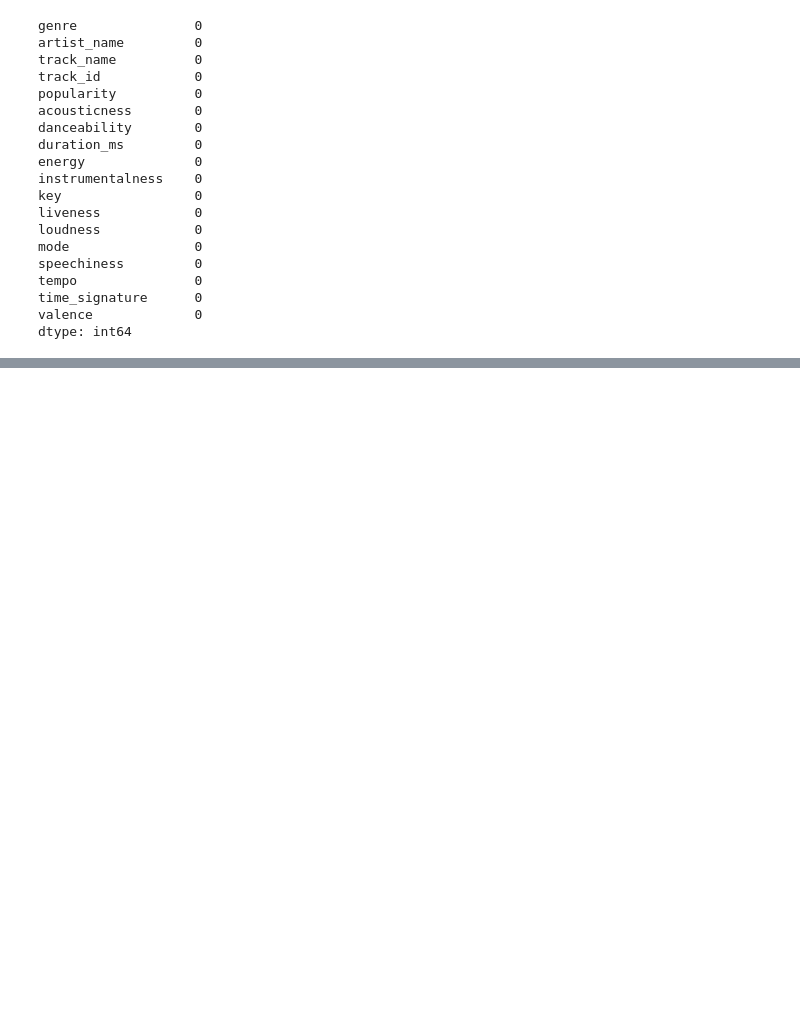
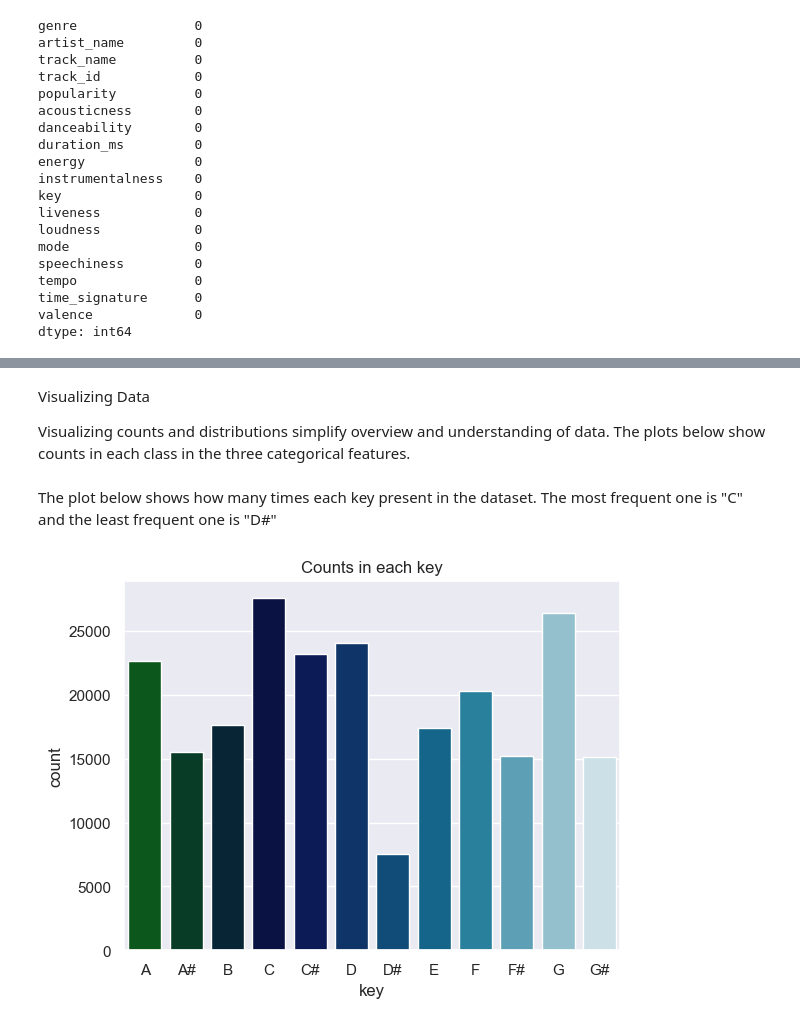
Before and after one commit to tanvi-jain3/SC1015-Song-Genre-Classification, a Jupyter notebook: Data Science Mini_Project.ipynb, the cells around one changed output, grey strips where cells are left out. Saved outputs shown, nothing was run; the diff lists cells and outputs as text; code cells hidden in the pictures; blank space fills up the shorter version.

```diff
--- a/Data Science Mini_Project.ipynb
+++ b/Data Science Mini_Project.ipynb
@@ -118,0 +164,3 @@ Index(['genre', 'artist_name', 'track_name', 'track_id', 'popularity',
+# %%
+music = musicdata.drop(columns=["track_id","track_name","artist_name"])
+music.head()
@@ -118,0 +174,15 @@ Index(['genre', 'artist_name', 'track_name', 'track_id', 'popularity',
+# %% [markdown]
+Visualizing Data
+
+Visualizing counts and distributions simplify overview and understanding of data. The plots below show counts in each class in the three categorical features.
+# %%
+def plot_counts(feature, order = None):
+    sns.countplot(x = feature, data = music, palette = "ocean", order = order)
+    plt.title(f"Counts in each {feature}")
+    plt.show()
+# %% [markdown]
+The plot below shows how many times each key present in the dataset. The most frequent one is "C" and the least frequent one is "D#"
+# %%
+plot_counts("key", ["A", "A#", "B", "C", "C#", "D", "D#", "E", "F", "F#", "G", "G#"])
+# %% [output]
+[figure, added]
```
Also changed, not shown: parts of 24 cells of this notebook.
